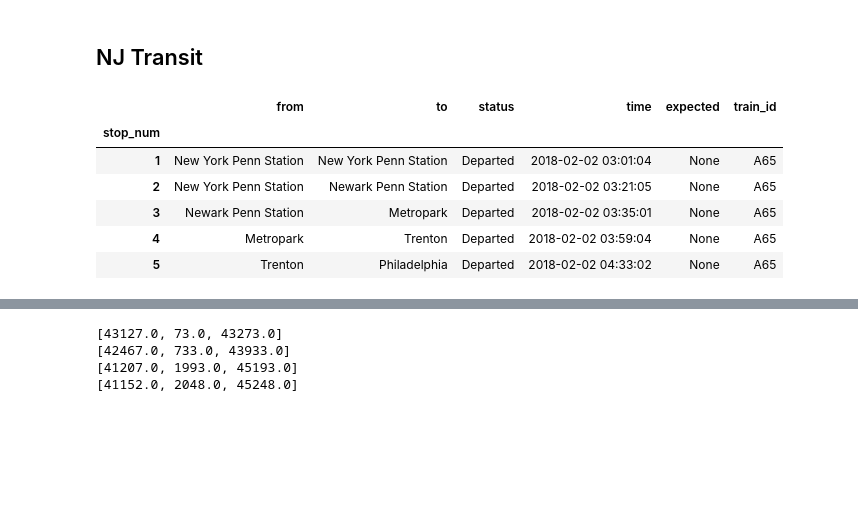
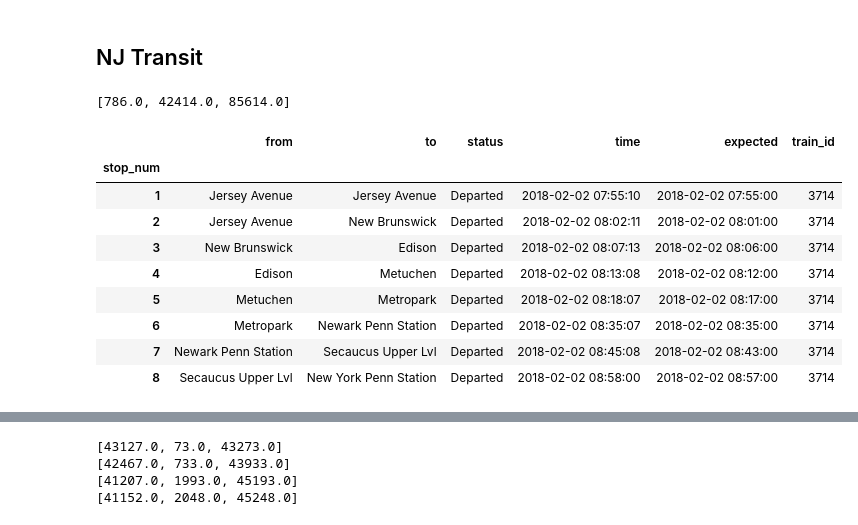
Before and after one commit to pranavbadami/njtransit, a Jupyter notebook: examine_trains.ipynb, the cells around one changed output, grey strips where cells are left out. Drawn from its saved outputs; the diff is of its cells as text; code cells hidden in the pictures; blank space fills up the shorter version.

```diff
--- a/examine_trains.ipynb
+++ b/examine_trains.ipynb
@@ -9,7 +9,7 @@ def examine_train(filename):
     rows = t.get_rows(times)
     df = t.get_df(rows)
     performance = t.join_schedule(df)
-    return performance[['from', 'to','status', 'time', 'expected','train_id']]
+    return performance[['from', 'to','status', 'time', 'expected','train_id', 'line']]
 # %%
 pd.set_option('display.height', 100)
 # %% [output]
@@ -17,13 +17,17 @@ height has been deprecated.
 # %% [markdown]
 ## NJ Transit
 # %%
-examine_train('2018_02_02_A65')
+examine_train('2018_02_02_3714')
 # %% [output]
+[786.0, 42414.0, 85614.0]
 |  | from | to | status | time | expected | train_id |
 | stop_num |  |  |  |  |  |  |
-| 1 | New York Penn Station | New York Penn Station | Departed | 2018-02-02 03:01:04 | None | A65 |
-| 2 | New York Penn Station | Newark Penn Station | Departed | 2018-02-02 03:21:05 | None | A65 |
-| 3 | Newark Penn Station | Metropark | Departed | 2018-02-02 03:35:01 | None | A65 |
-| 4 | Metropark | Trenton | Departed | 2018-02-02 03:59:04 | None | A65 |
-| 5 | Trenton | Philadelphia | Departed | 2018-02-02 04:33:02 | None | A65 |
+| 1 | Jersey Avenue | Jersey Avenue | Departed | 2018-02-02 07:55:10 | 2018-02-02 07:55:00 | 3714 |
+| 2 | Jersey Avenue | New Brunswick | Departed | 2018-02-02 08:02:11 | 2018-02-02 08:01:00 | 3714 |
+| 3 | New Brunswick | Edison | Departed | 2018-02-02 08:07:13 | 2018-02-02 08:06:00 | 3714 |
+| 4 | Edison | Metuchen | Departed | 2018-02-02 08:13:08 | 2018-02-02 08:12:00 | 3714 |
+| 5 | Metuchen | Metropark | Departed | 2018-02-02 08:18:07 | 2018-02-02 08:17:00 | 3714 |
+| 6 | Metropark | Newark Penn Station | Departed | 2018-02-02 08:35:07 | 2018-02-02 08:35:00 | 3714 |
+| 7 | Newark Penn Station | Secaucus Upper Lvl | Departed | 2018-02-02 08:45:08 | 2018-02-02 08:43:00 | 3714 |
+| 8 | Secaucus Upper Lvl | New York Penn Station | Departed | 2018-02-02 08:58:00 | 2018-02-02 08:57:00 | 3714 |
 # %%
```
Also changed, not shown: parts of 9 cells of this notebook, 2 other files.
